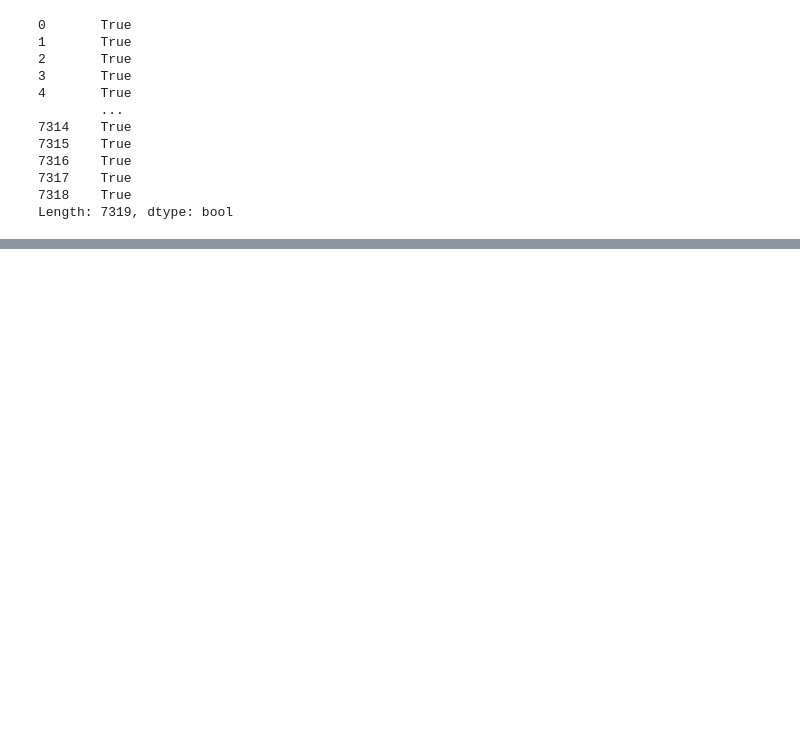
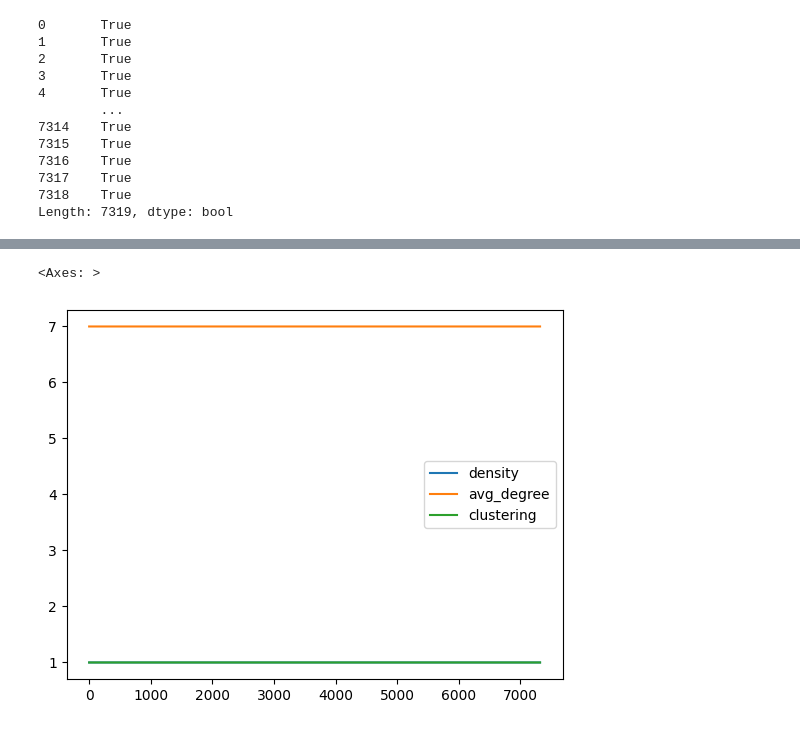
Before and after one commit to hakai-vulpes/resistance-graph-study, a Jupyter notebook: analysis.ipynb, the cells around one changed output, grey strips where cells are left out. Drawn from its saved outputs; the diff is of its cells as text; code cells hidden in the pictures; blank space fills up the shorter version.

```diff
--- a/analysis.ipynb
+++ b/analysis.ipynb
@@ -128,3 +128,14 @@ example_conv.apply(calculate_metric, axis=1, metric=return_true)
 7317    True
 7318    True
 Length: 7319, dtype: bool
+# %%
+def extract_features(row):
+    G = create_graph_instance(row)
+    return pd.Series({
+        'density': nx.density(G),
+        'avg_degree': sum(dict(G.degree()).values()) / G.number_of_nodes(),
+        'clustering': nx.average_clustering(G),
+        # Agrega más métricas
+    })
+
+example_conv.apply(extract_features, axis=1)
@@ -130,0 +156,6 @@ Length: 7319, dtype: bool
+# %%
+metrics = example_conv.apply(extract_features, axis=1)
+metrics.plot()
+# %% [output]
+<Axes: >
+[figure, added]
```
Also changed, not shown: parts of 13 cells of this notebook.
